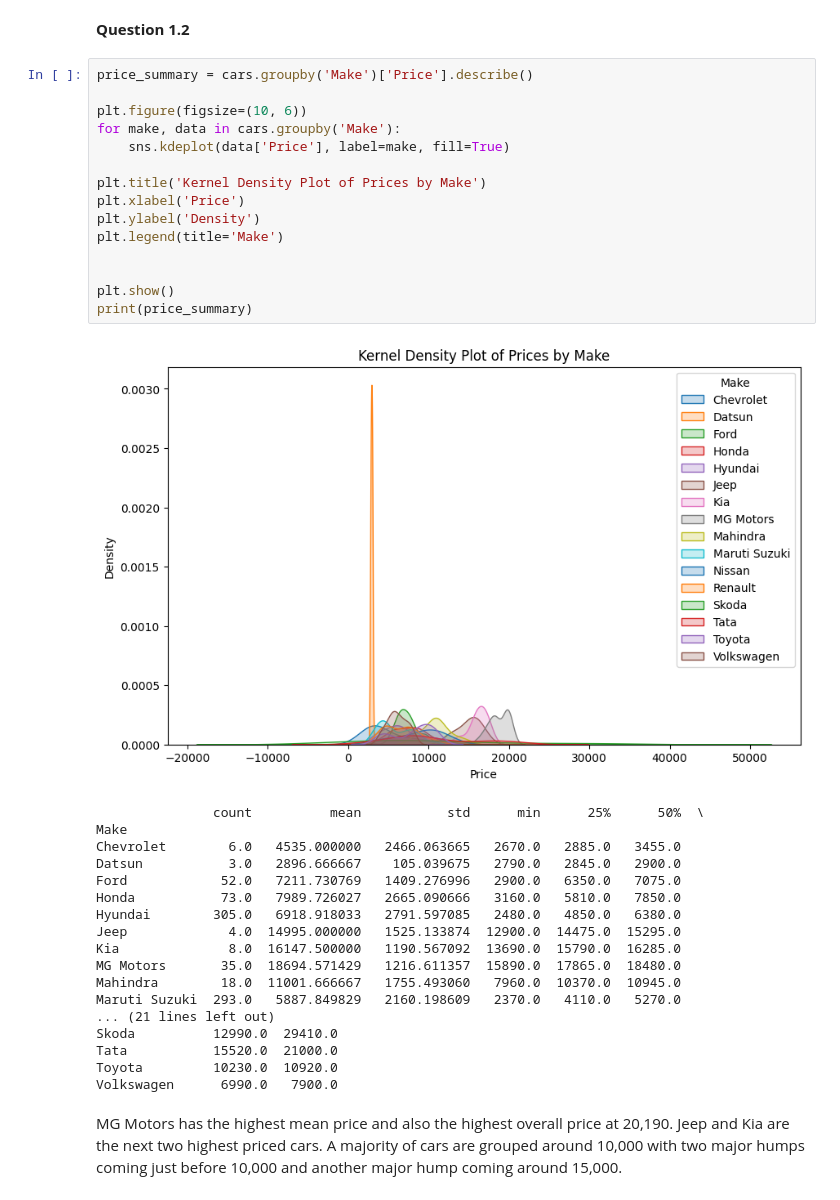
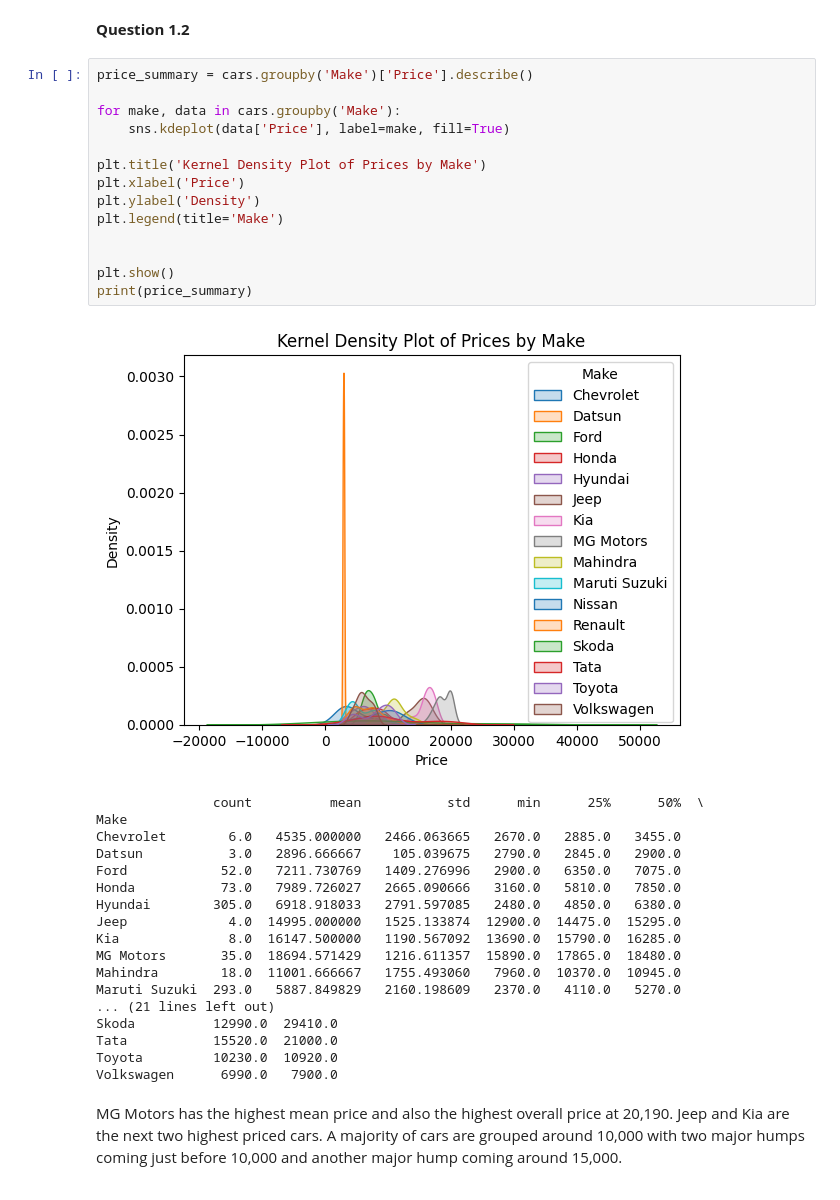
Before and after one commit to JackPMoore/assignment4, a Jupyter notebook: Jack's_assignment4.ipynb, the cells around one changed output. Cells and saved outputs as stored; diff of their text form.

```diff
--- a/Jack's_assignment4.ipynb
+++ b/Jack's_assignment4.ipynb
@@ -72,20 +72,19 @@ print(cars.head)
 # %%
 price_summary = cars.groupby('Make')['Price'].describe()
 
-plt.figure(figsize=(10, 6))
 for make, data in cars.groupby('Make'):
     sns.kdeplot(data['Price'], label=make, fill=True)
 
 plt.title('Kernel Density Plot of Prices by Make')
 plt.xlabel('Price')
 plt.ylabel('Density')
 plt.legend(title='Make')
 
 
 plt.show()
 print(price_summary)
 # %% [output]
-[figure, old version]
+[figure, new version]
                count          mean           std      min      25%      50%  \
 Make
 Chevrolet        6.0   4535.000000   2466.063665   2670.0   2885.0   3455.0
```
